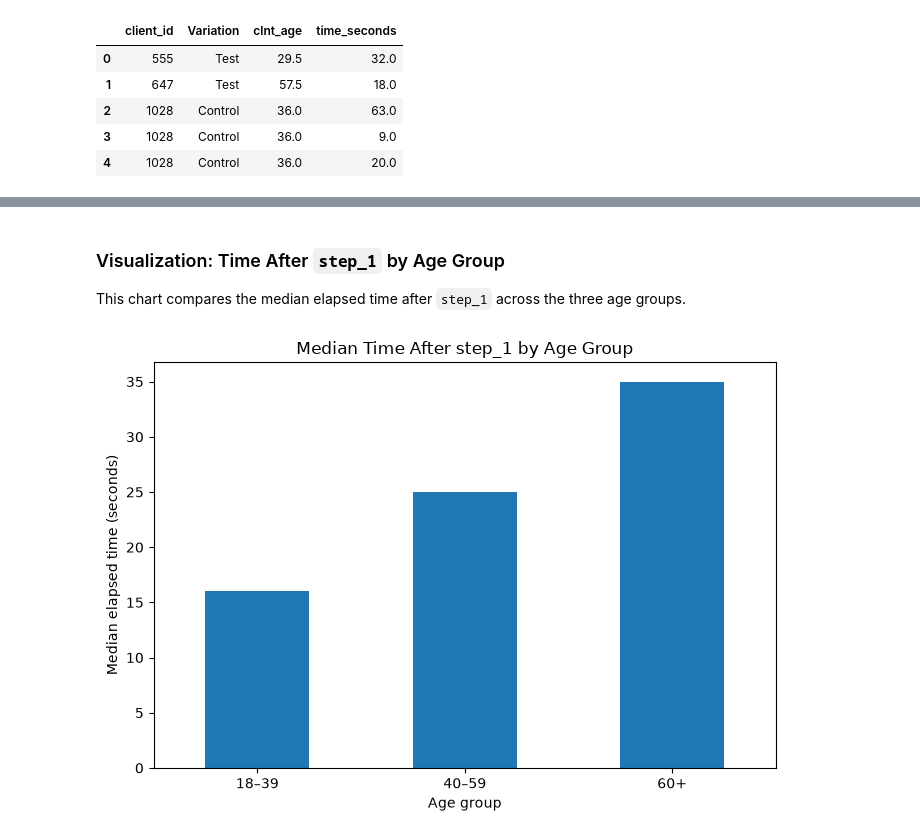
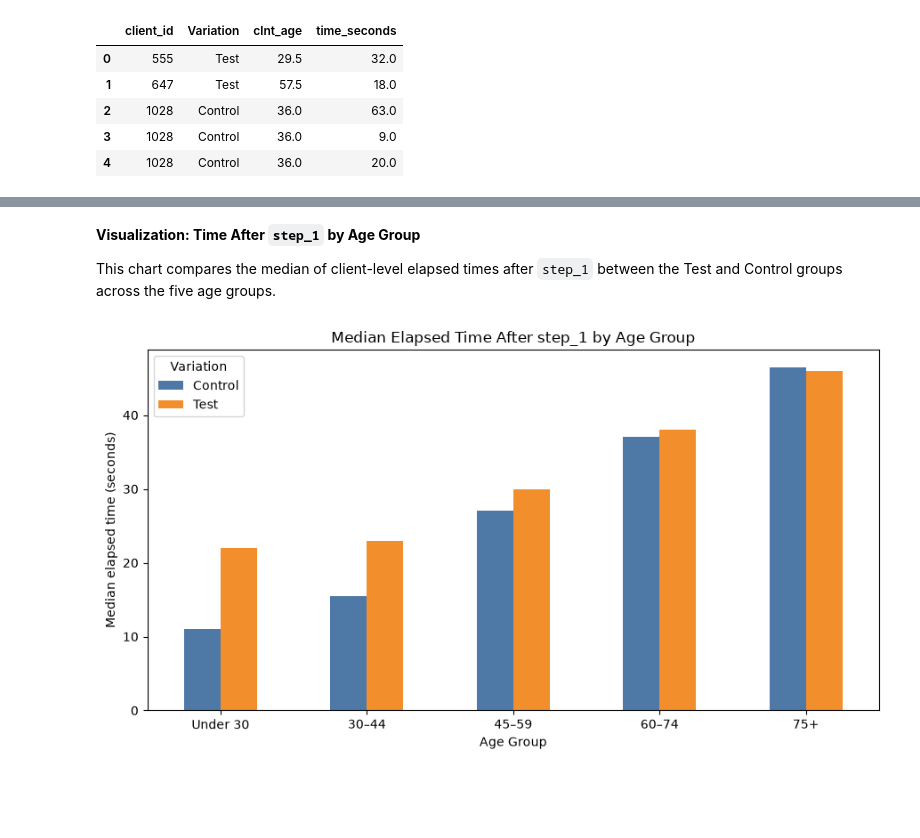
Before and after one commit to JovZiv/vanguard-ab-test-project2, a Jupyter notebook: vanguard-ab-test.ipynb, the cells around one changed output, grey strips where cells are left out. Saved outputs shown, nothing was run; the diff lists cells and outputs as text; code cells hidden in the pictures; blank space fills up the shorter version.

```diff
--- a/vanguard-ab-test.ipynb
+++ b/vanguard-ab-test.ipynb
@@ -806,14 +2177,22 @@ We will divide clients into three age groups: 18–39, 40–59, and 60+. This wi
 # %%
-# Remove intervals without age information
+# Assign the five age groups used in Tableau
+
+# Count intervals without age information before excluding them
+missing_age_count = step1_age["clnt_age"].isna().sum()
+
+# Exclude intervals without age information, matching the Tableau filter
 step1_age = step1_age.dropna(subset=["clnt_age"]).copy()
 
-# Assign each client to an age group
+# Assign each client to the agreed age group
 step1_age["age_group"] = pd.cut(
     step1_age["clnt_age"],
-    bins=[0, 39, 59, float("inf")],
-    labels=["18–39", "40–59", "60+"],
+    bins=[-float("inf"), 30, 45, 60, 75, float("inf")],
+    labels=["Under 30", "30–44", "45–59", "60–74", "75+"],
+    right=False,
 )
 
-# Count the intervals in each age group
+# Display the number of valid intervals in each age group
+print("Intervals without age information excluded:", missing_age_count)
+print("\nIntervals by age group:")
 print(step1_age["age_group"].value_counts().sort_index())
 # %% [output]
@@ -874,19 +2398,34 @@ P-value: 0.0
 # %% [markdown]
-### Visualization: Time After `step_1` by Age Group
+**Visualization: Time After `step_1` by Age Group**
 
-This chart compares the median elapsed time after `step_1` across the three age groups.
+This chart compares the median of client-level elapsed times after `step_1` between the Test and Control groups across the five age groups.
 # %%
-# Plot the median time after step_1 for each age group
-age_time_summary["median"].plot(
-    kind="bar",
-    figsize=(7, 5),
-    ylabel="Median elapsed time (seconds)",
-    xlabel="Age group",
-    title="Median Time After step_1 by Age Group",
+# Plot client-level median elapsed times by age group and variation
+
+# Calculate the median client-level time for each age group and experiment group
+age_plot_data = (
+    client_age_time.groupby(["age_group", "Variation"], observed=True)[
+        "median_time_seconds"
+    ]
+    .median()
+    .unstack("Variation")
+    .reindex(age_groups)
 )
 
-# Keep the labels horizontal and adjust the chart layout
+# Create a side-by-side bar chart using the same colours as Tableau
+ax = age_plot_data[["Control", "Test"]].plot(
+    kind="bar", figsize=(9, 5), color=["#4E79A7", "#F28E2B"]
+)
+
+# Add clear labels and a title
+ax.set_xlabel("Age Group")
+ax.set_ylabel("Median elapsed time (seconds)")
+ax.set_title("Median Elapsed Time After step_1 by Age Group")
+ax.legend(title="Variation")
+
+# Keep age labels horizontal and tidy the layout
 plt.xticks(rotation=0)
 plt.tight_layout()
+plt.show()
 # %% [output]
-[figure, old version]
+[figure, new version]
```
Also changed, not shown: parts of 126 cells of this notebook, 8 other files.
